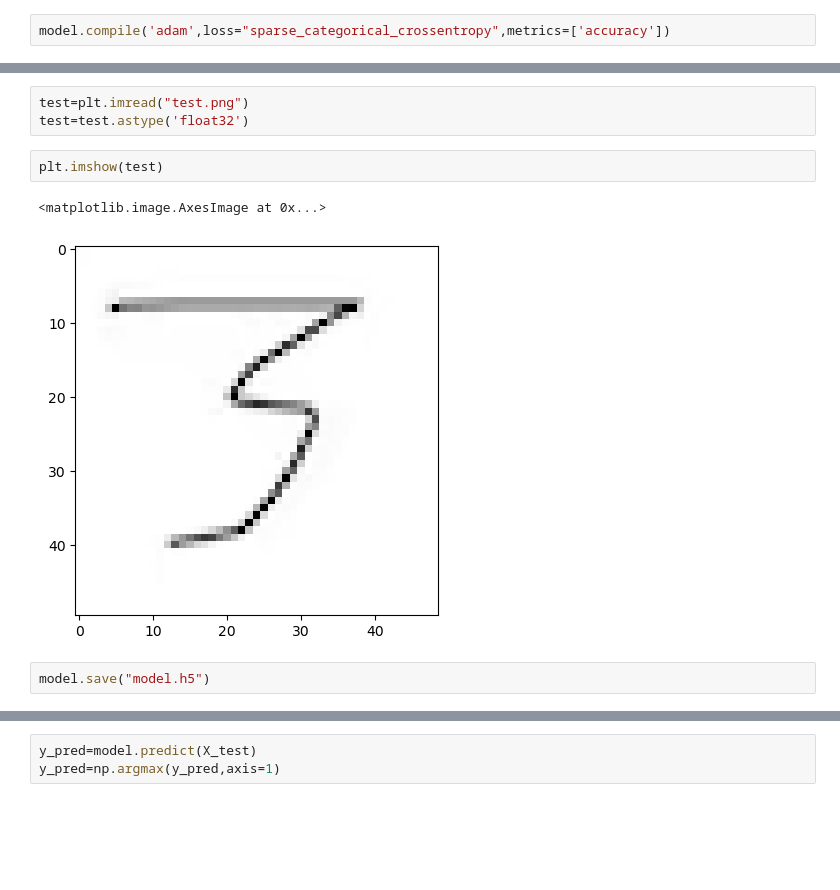
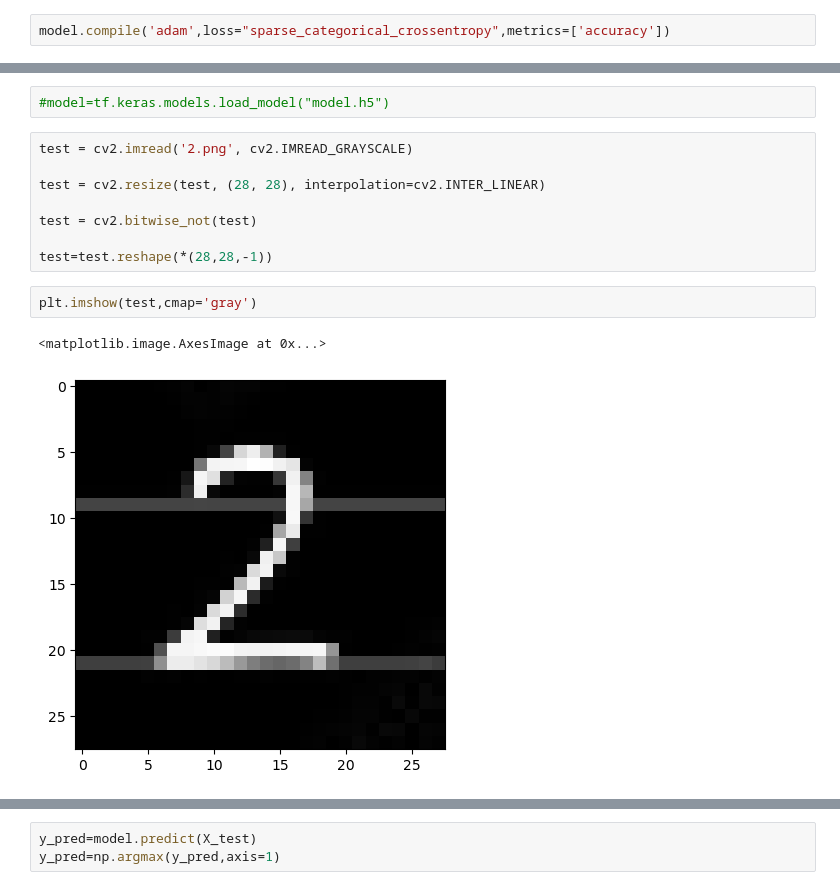
Before and after one commit to Amen-Haj-Brahim/MNIST-hand-written-digits-CNN, a Jupyter notebook: notebook.ipynb, the cells around one changed output, grey strips where cells are left out. Cells and saved outputs as stored; diff of their text form; blank space fills up the shorter version.

```diff
--- a/notebook.ipynb
+++ b/notebook.ipynb
@@ -158,11 +160,16 @@ for i in range(1, 17):
-# %%
-test=plt.imread("test.png")
-test=test.astype('float32')
+# %%
+#model=tf.keras.models.load_model("model.h5")
+# %%
+test = cv2.imread('2.png', cv2.IMREAD_GRAYSCALE)
+
+test = cv2.resize(test, (28, 28), interpolation=cv2.INTER_LINEAR)
+
+test = cv2.bitwise_not(test)
+
+test=test.reshape(*(28,28,-1))
 # %%
-plt.imshow(test)
+plt.imshow(test,cmap='gray')
 # %% [output]
 <matplotlib.image.AxesImage at 0x...>
-[figure, old version]
+[figure, new version]
-# %%
-model.save("model.h5")
 # %%
```
Also changed, not shown: parts of 9 cells of this notebook, 11 other files.
